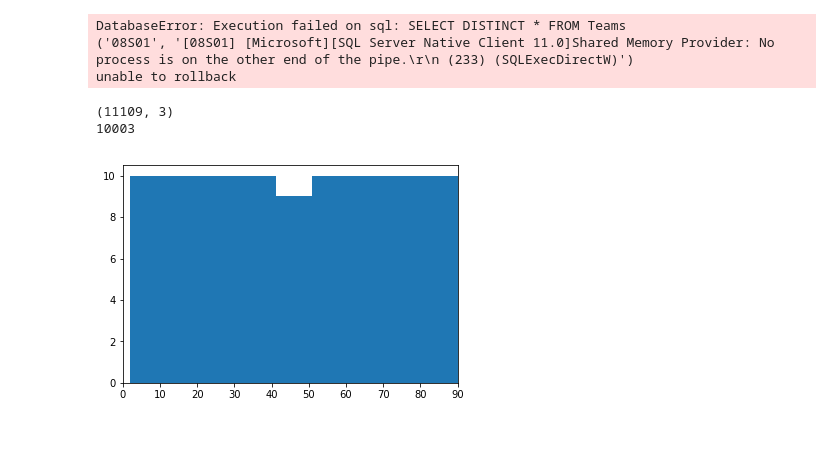
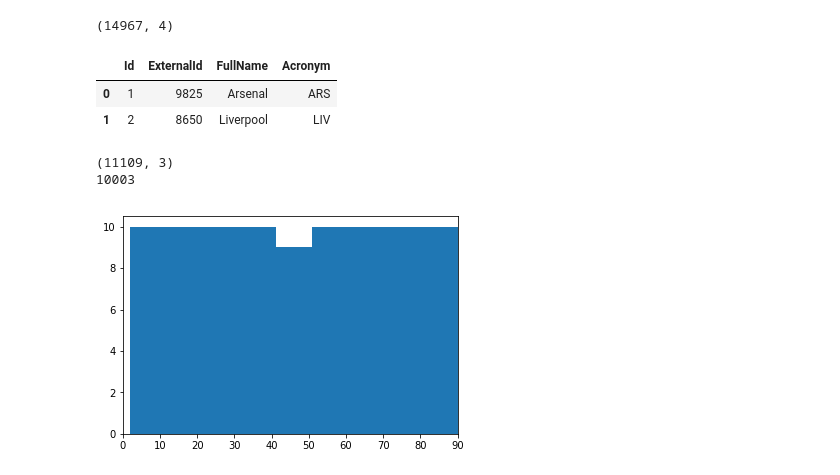
Before and after one commit to mararrdeveloper/football-data-collection, a Jupyter notebook: DataScience/FootballData.ipynb, the cells around one changed output. Drawn from its saved outputs; the diff is of its cells as text; code cells hidden in the pictures; blank space fills up the shorter version.

```diff
--- a/DataScience/FootballData.ipynb
+++ b/DataScience/FootballData.ipynb
@@ -60,15 +68,16 @@ df_goals.head(2)
 # %%
 #Teams select
-stmt = "SELECT DISTINCT * FROM Teams"
+stmt = "SELECT * FROM Teams"
 # Excute Query here
 df_teams = pd.read_sql(stmt,conn)
 print(df_teams.shape)
 df_teams.head(2)
 #df_teams.count
 # %% [output]
-DatabaseError: Execution failed on sql: SELECT DISTINCT * FROM Teams
-('08S01', '[08S01] [Microsoft][SQL Server Native Client 11.0]Shared Memory Provider: No process is on the other end of the pipe.\r\n (233) (SQLExecDirectW)')
-unable to rollback
+(14967, 4)
+|  | Id | ExternalId | FullName | Acronym |
+| 0 | 1 | 9825 | Arsenal | ARS |
+| 1 | 2 | 8650 | Liverpool | LIV |
 # %%
 #Teams select
 stmt = """SELECT  TeamId, convert (bigint, minute  ) as Minute, count(*) as count
```
Also changed, not shown: parts of 6 cells of this notebook.
